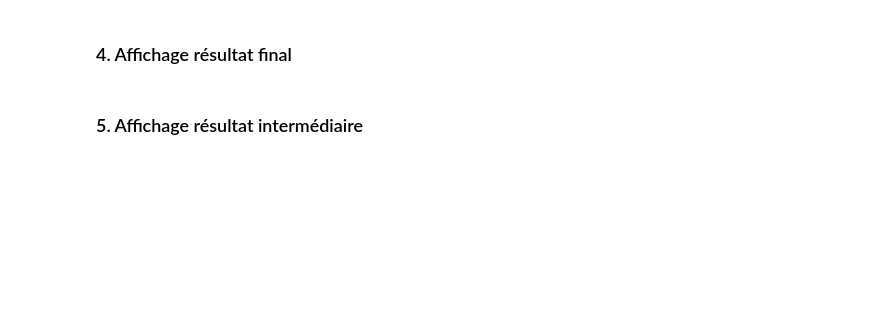
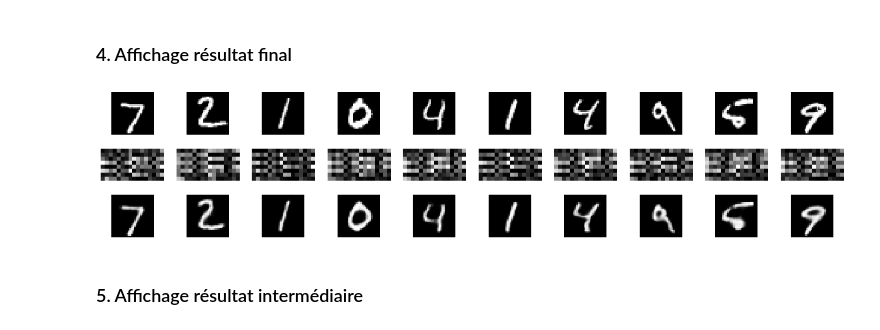
Before and after one commit to rgear/projet_BE, a Jupyter notebook: Sequential_autoencoder.ipynb, the cells around one changed output. Cells and saved outputs as stored; diff of their text form; code cells hidden in the pictures; blank space fills up the shorter version.

```diff
--- a/Sequential_autoencoder.ipynb
+++ b/Sequential_autoencoder.ipynb
@@ -330,3 +341,3 @@ KeyboardInterrupt:
 # %%
-autoencoder_imgs = autoencoder.predict(x_test)
-encoder_imgs = encoder.predict(x_test)
+autoencoderConv_imgs = autoencoder.predict(x_test)
+encoderConv_imgs = encoder.predict(x_test)
@@ -335,23 +348,31 @@ encoder_imgs = encoder.predict(x_test)
 # %%
 import matplotlib.pyplot as plt
 
 n = 10  # how many digits we will display
 plt.figure(figsize=(20, 4))
 for i in range(n):
     # display original
-    ax = plt.subplot(2, n, i + 1)
+    ax = plt.subplot(3, n, i + 1)
     plt.imshow(x_test[i].reshape(28, 28))
     plt.gray()
     ax.get_xaxis().set_visible(False)
     ax.get_yaxis().set_visible(False)
 
+    ax = plt.subplot(3, n, i + 1 + n)
+    plt.imshow(encoderConv_imgs[i].reshape(8, 16))
+    plt.gray()
+    ax.get_xaxis().set_visible(False)
+    ax.get_yaxis().set_visible(False)
+
     # display reconstruction
-    ax = plt.subplot(2, n, i + 1 + n)
-    plt.imshow(autoencoder_imgs[i].reshape(28, 28))
+    ax = plt.subplot(3, n, i + 1 + 2*n)
+    plt.imshow(autoencoderConv_imgs[i].reshape(28, 28))
     plt.gray()
     ax.get_xaxis().set_visible(False)
     ax.get_yaxis().set_visible(False)
 plt.show()
+# %% [output]
+[figure, added]
 # %% [markdown]
 ### 5. Affichage résultat intermédiaire
 # %%
```
Also changed, not shown: parts of 12 cells of this notebook.
